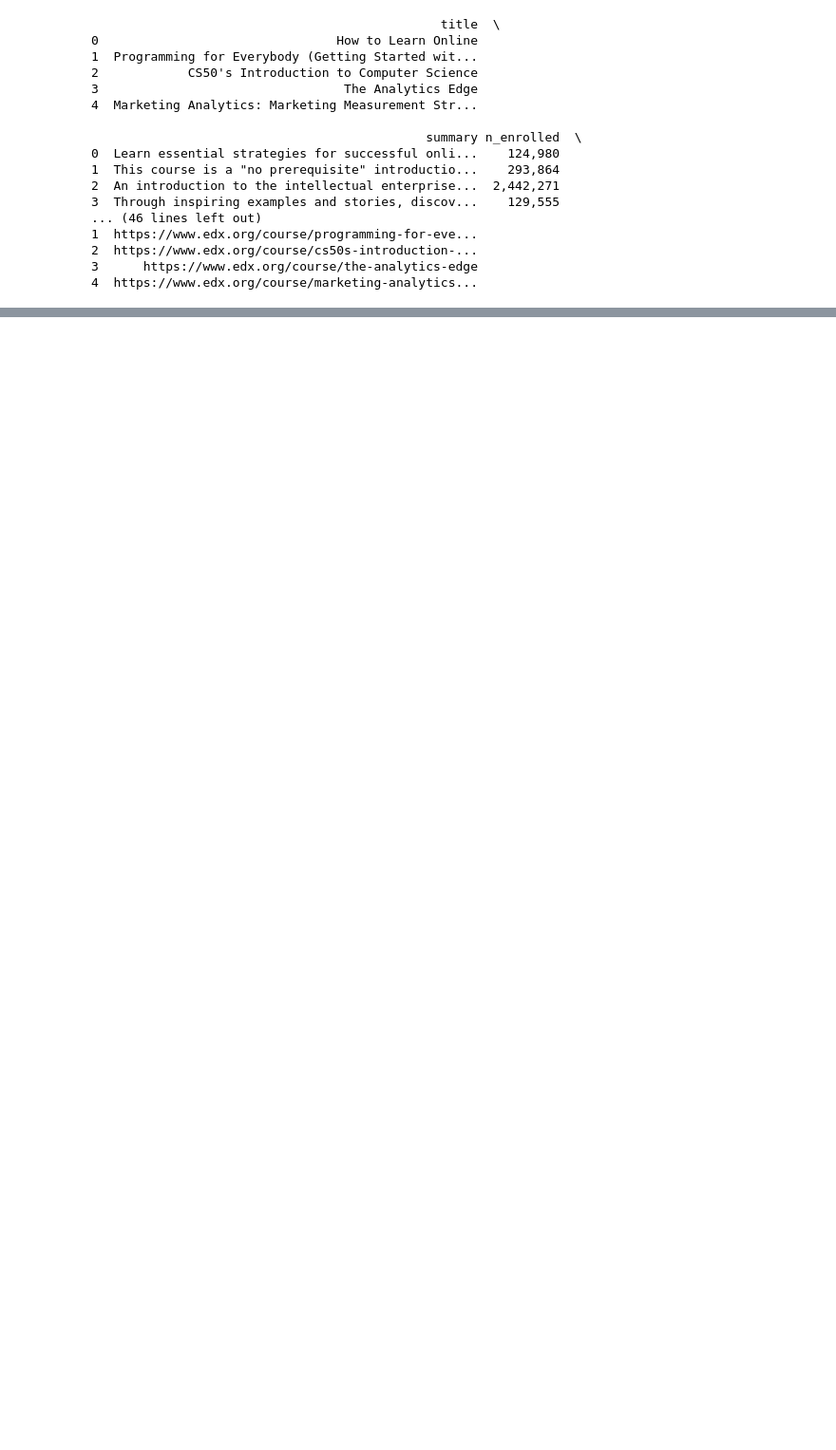
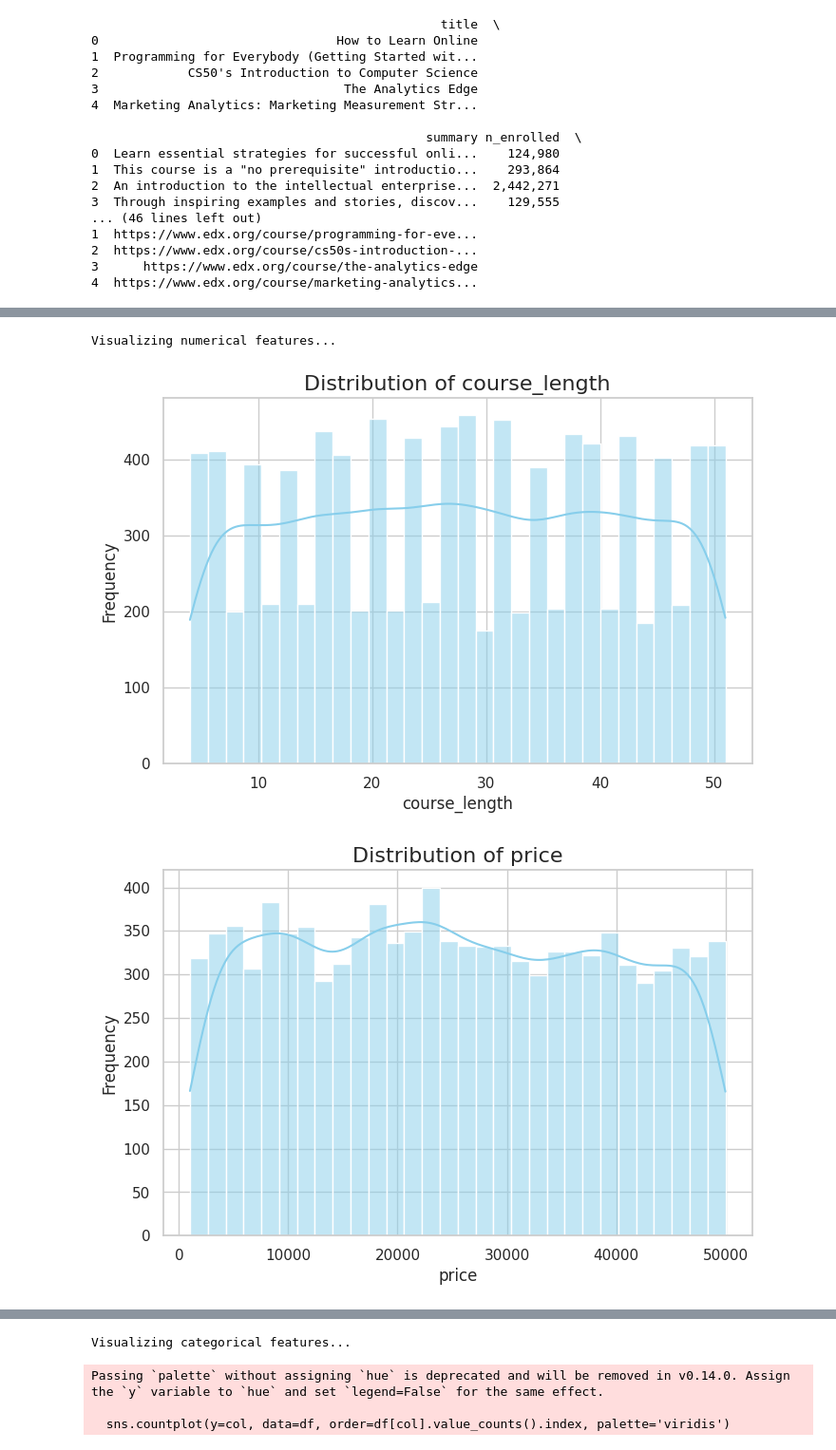
Before and after one commit to AmmarJamshed/saved-work, a Jupyter notebook: ML_EDu_enrollment.ipynb, the cells around one changed output, grey strips where cells are left out. Shown at 95% size. Saved outputs shown, nothing was run; the diff lists cells and outputs as text; code cells hidden in the pictures; blank space fills up the shorter version.

```diff
--- a/ML_EDu_enrollment.ipynb
+++ b/ML_EDu_enrollment.ipynb
@@ -128,0 +275,64 @@ mse, y_pred[:5], y_test[:5]  # Return the MSE and first 5 predictions vs actual
+# %%
+import matplotlib.pyplot as plt
+import seaborn as sns
+
+def visualize_dataset(df):
+    """
+    Automatically visualize the dataset with histograms, bar plots, and scatterplots.
+
+    Args:
+        df (pd.DataFrame): The dataset to visualize.
+
+    Returns:
+        None
+    """
+    # Set global plot style
+    sns.set(style="whitegrid", palette="muted")
+
+    # Numerical columns
+    numerical_cols = df.select_dtypes(include=['int64', 'float64']).columns
+    # Categorical columns
+    categorical_cols = df.select_dtypes(include=['object', 'category']).columns
+
+    # Plot numerical features (Histograms)
+    print("Visualizing numerical features...")
+    for col in numerical_cols:
+        plt.figure(figsize=(8, 5))
+        sns.histplot(df[col], kde=True, bins=30, color='skyblue')
+        plt.title(f'Distribution of {col}', fontsize=16)
+        plt.xlabel(col, fontsize=12)
+        plt.ylabel('Frequency', fontsize=12)
+        plt.show()
+
+    # Plot categorical features (Bar plots)
+    print("Visualizing categorical features...")
+    for col in categorical_cols:
+        plt.figure(figsize=(8, 5))
+        sns.countplot(y=col, data=df, order=df[col].value_counts().index, palette='viridis')
+        plt.title(f'Distribution of {col}', fontsize=16)
+        plt.xlabel('Count', fontsize=12)
+        plt.ylabel(col, fontsize=12)
+        plt.show()
+
+    # Scatterplots between numerical features and the target variable
+    print("Visualizing relationships between features and target variable...")
+    if 'n_enrolled' in numerical_cols:  # Target variable
+        target = 'n_enrolled'
+        for col in numerical_cols:
+            if col != target:
+                plt.figure(figsize=(8, 5))
+                sns.scatterplot(x=col, y=target, data=df, alpha=0.7, color='green')
+                plt.title(f'Relationship between {col} and {target}', fontsize=16)
+                plt.xlabel(col, fontsize=12)
+                plt.ylabel(target, fontsize=12)
+                plt.show()
+
+    print("Visualization complete!")
+
+# Example usage with the synthetic dataset
+# df = pd.read_csv('online_edu_data_pakistan.csv')
+visualize_dataset(df)
+# %% [output]
+Visualizing numerical features...
+[figure, added]
+[figure, added]
@@ -128,0 +340,4 @@ mse, y_pred[:5], y_test[:5]  # Return the MSE and first 5 predictions vs actual
+Visualizing categorical features...
+Passing `palette` without assigning `hue` is deprecated and will be removed in v0.14.0. Assign the `y` variable to `hue` and set `legend=False` for the same effect.
+
+  sns.countplot(y=col, data=df, order=df[col].value_counts().index, palette='viridis')
```
Also changed, not shown: parts of 14 cells of this notebook.
